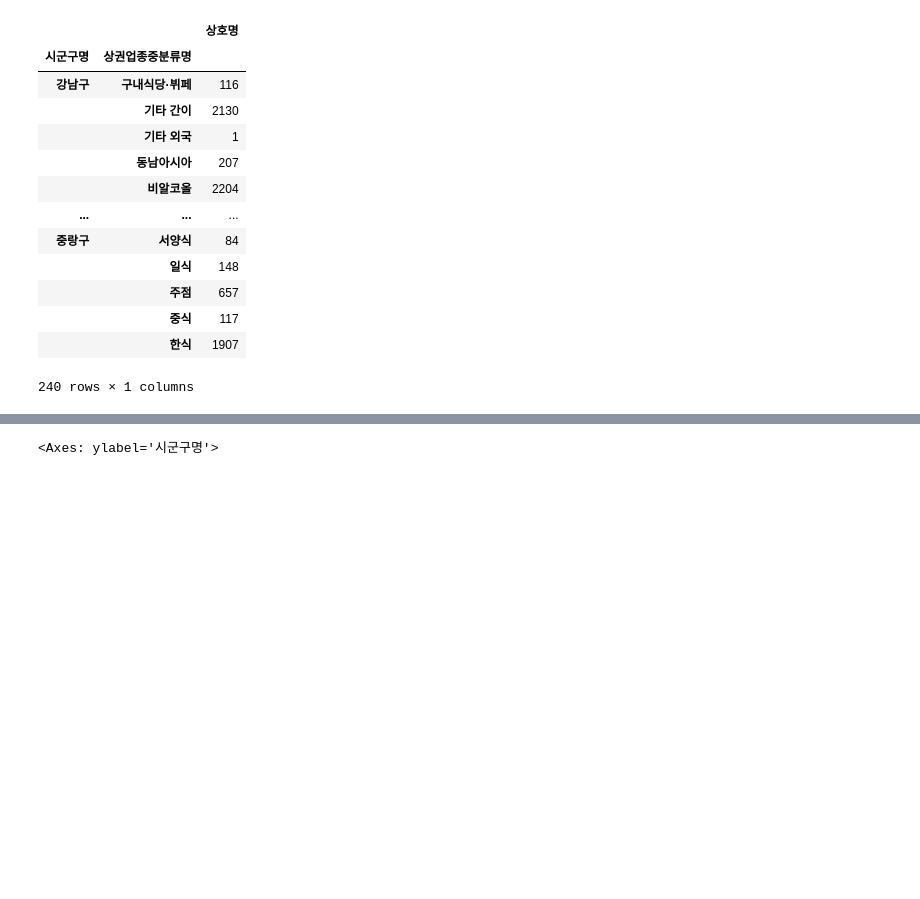
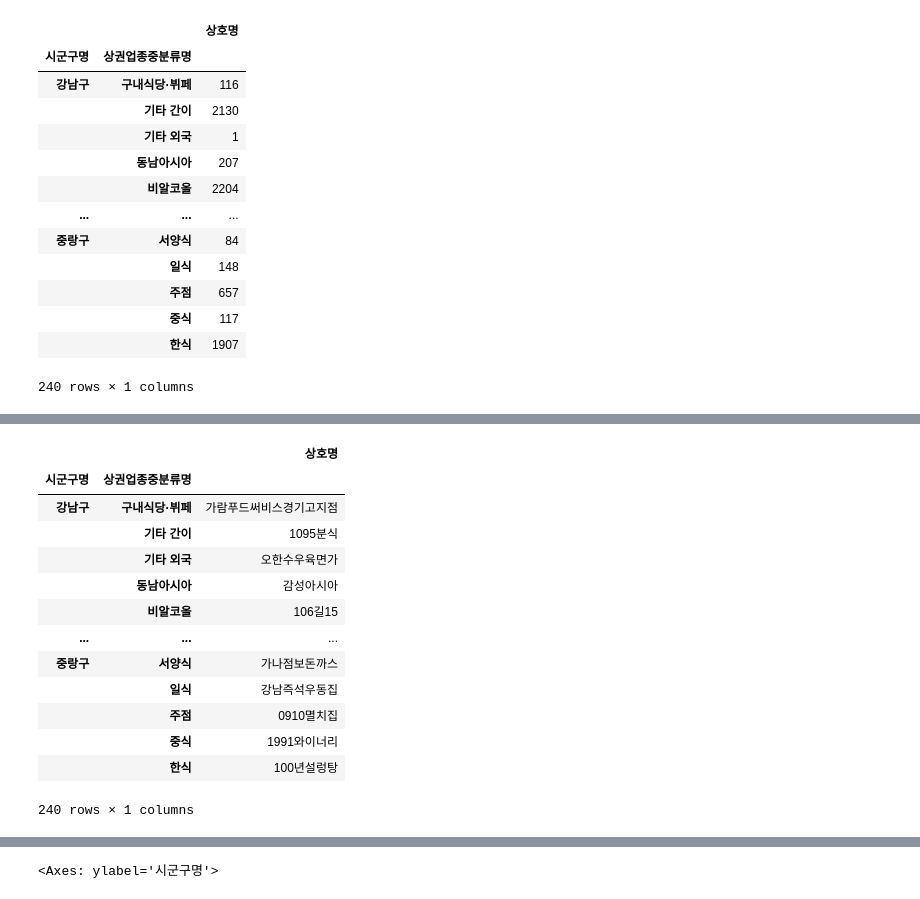
Before and after one commit to JongHyun070105/BigDataAnalyzing2025, a Jupyter notebook: 상가상권정보_30710.ipynb, the cells around one changed output, grey strips where cells are left out. Drawn from its saved outputs; the diff is of its cells as text; code cells hidden in the pictures; blank space fills up the shorter version.

```diff
--- a/상가상권정보_30710.ipynb
+++ b/상가상권정보_30710.ipynb
@@ -871,0 +951,21 @@ df
+# %%
+# 피벗 테이블로 변경하기
+
+df_food.pivot_table(index = ['시군구명','상권업종중분류명'], # 멀티 인덱스
+                   values = '상호명',
+                   aggfunc = 'min') # 숫자, 문자 순으로 오름차순으로 정렬했을때 맨 처음 나오는 것
+# %% [output]
+|  |  | 상호명 |
+| 시군구명 | 상권업종중분류명 |  |
+| 강남구 | 구내식당·뷔페 | 가람푸드써비스경기고지점 |
+|  | 기타 간이 | 1095분식 |
+|  | 기타 외국 | 오한수우육면가 |
+|  | 동남아시아 | 감성아시아 |
+|  | 비알코올 | 106길15 |
+| ... | ... | ... |
+| 중랑구 | 서양식 | 가나점보돈까스 |
+|  | 일식 | 강남즉석우동집 |
+|  | 주점 | 0910멸치집 |
+|  | 중식 | 1991와이너리 |
+|  | 한식 | 100년설렁탕 |
+240 rows × 1 columns
```
Also changed, not shown: parts of 32 cells of this notebook.
